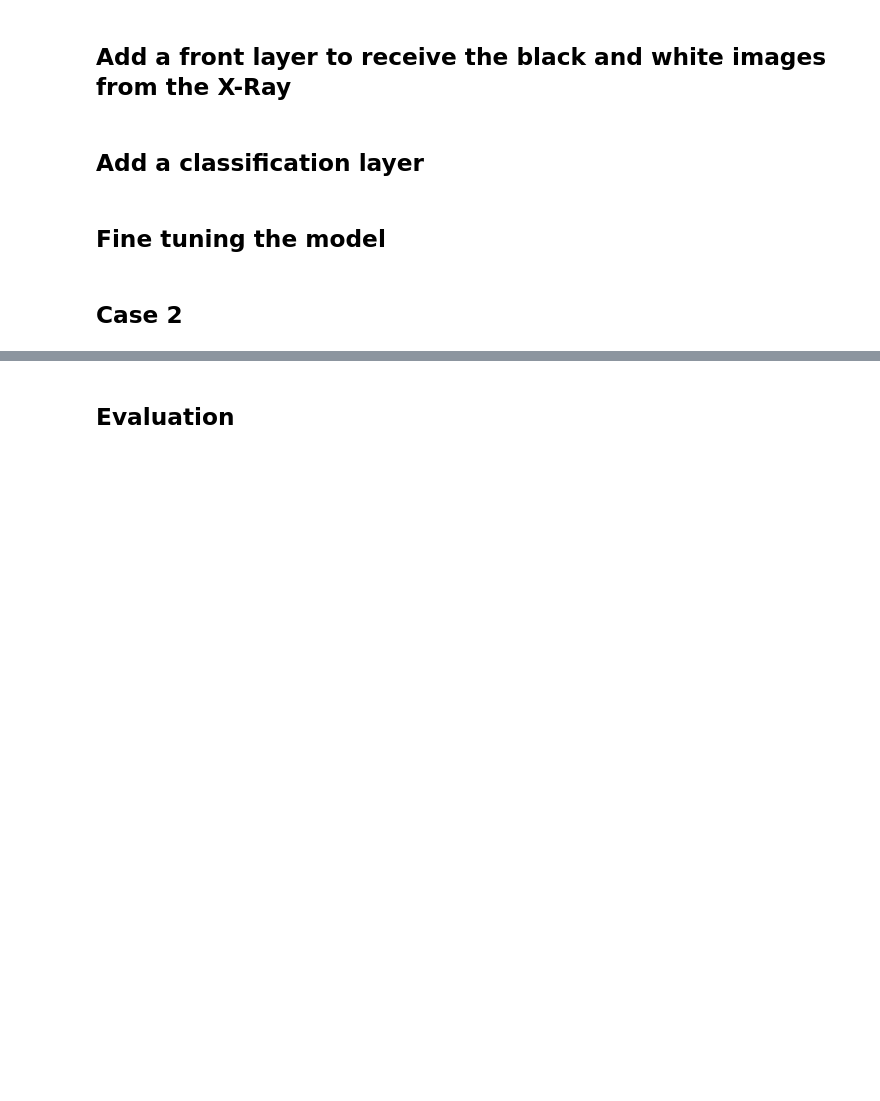
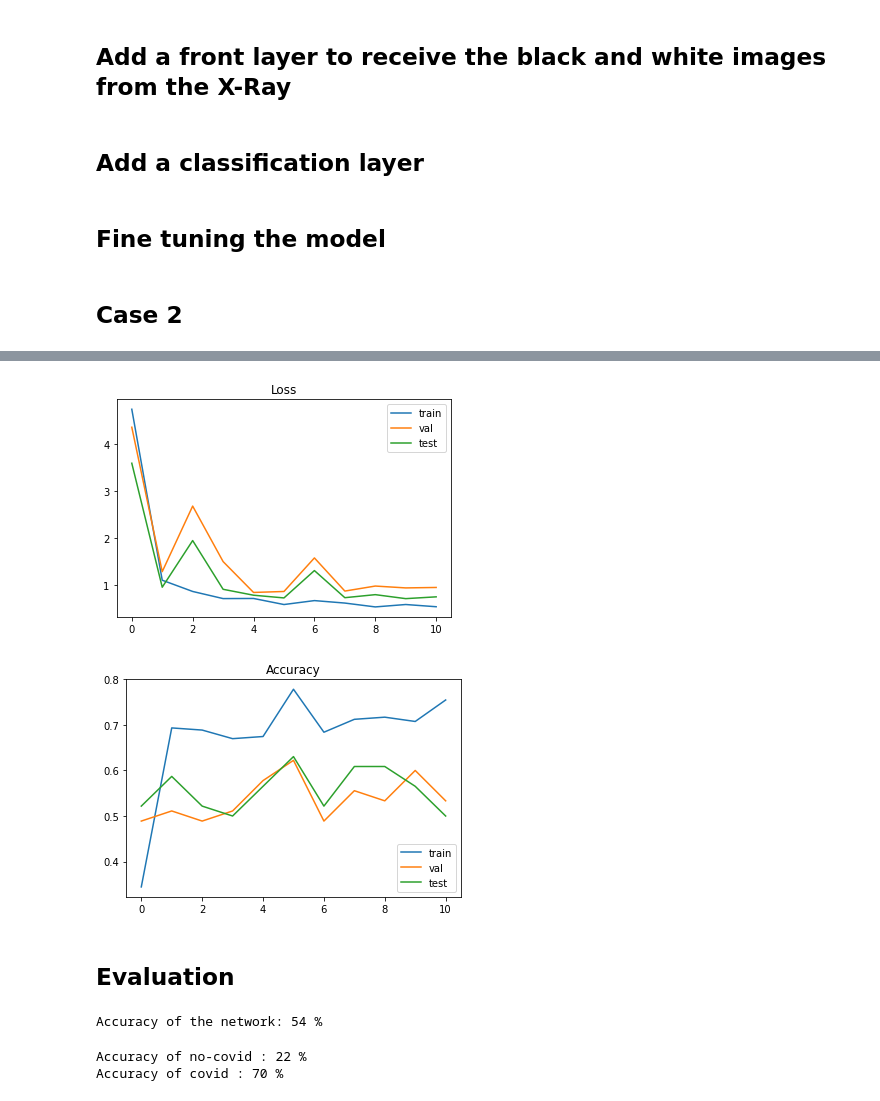
Before and after one commit to RaiMar96/AdversarialAttacksAndInterpretability-covid-chestxray-, a Jupyter notebook: src/AdversarialAttackAndInterpretabilityCovidXray.ipynb, the cells around one changed output, grey strips where cells are left out. Saved outputs shown, nothing was run; the diff lists cells and outputs as text; code cells hidden in the pictures; blank space fills up the shorter version.

Commit message:
Fixed Training funcition/Added From Scratch model/Added Plotting of the resutls

```diff
--- a/src/AdversarialAttackAndInterpretabilityCovidXray.ipynb
+++ b/src/AdversarialAttackAndInterpretabilityCovidXray.ipynb
@@ -328,2 +347,16 @@ model_ft = train_model(model.to(device), criterion, optimizer_ft, exp_lr_schedul
+# %%
+# Plot loss history
+plt.title("Loss")
+for split in ["train", "val", "test"]:
+  plt.plot(history_loss[split], label=split)
+plt.legend()
+plt.show()
+
+# Plot accuracy history
+plt.title("Accuracy")
+for split in ["train", "val", "test"]:
+  plt.plot(history_accuracy[split], label=split)
+plt.legend()
+plt.show()
 # %% [markdown]
 ## Case 2
@@ -330,10 +468,27 @@ model_ft = train_model(model.to(device), criterion, optimizer_ft, exp_lr_schedul
+# %%
+# Plot loss history
+plt.title("Loss")
+for split in ["train", "val", "test"]:
+  plt.plot(history_loss[split], label=split)
+plt.legend()
+plt.show()
+
+# Plot accuracy history
+plt.title("Accuracy")
+for split in ["train", "val", "test"]:
+  plt.plot(history_accuracy[split], label=split)
+plt.legend()
+plt.show()
+# %% [output]
+[figure, added]
+[figure, added]
 # %% [markdown]
 ## Evaluation
 # %%
 correct = 0
 total = 0
 with torch.no_grad():
-    for data in dataloaders['test']:
+    for data in loaders['test']:
         inputs = data['image']
         labels = data['finding']
         outputs = model_ft(inputs.float().to(device))
@@ -341,15 +496,16 @@ with torch.no_grad():
         total += labels.size(0)
         correct += (predicted == labels.to(device)).sum().item()
 
-print('Accuracy of the network: %d %%' % (
-    100 * correct / total))
+print('Accuracy of the network: %d %%' % (100 * correct / total))
+# %% [output]
+Accuracy of the network: 54 %
 # %%
 class_correct = list(0. for i in range(2))
 class_total = list(0. for i in range(2))
 
 
 with torch.no_grad():
-    for data in dataloaders['test']:
+    for data in loaders['test']:
         images = data['image']
         labels = data['finding']
         outputs = model_ft(images.to(device))
@@ -362,5 +518,7 @@ with torch.no_grad():
 
 
 for i in range(2):
-    print('Accuracy of %5s : %2d %%' % (
-        classes[i], 100 * class_correct[i] / class_total[i]))
+    print('Accuracy of %5s : %2d %%' % (classes[i], 100 * class_correct[i] / class_total[i]))
+# %% [output]
+Accuracy of no-covid : 22 %
+Accuracy of covid : 70 %
```
Also changed, not shown: parts of 14 cells of this notebook.
